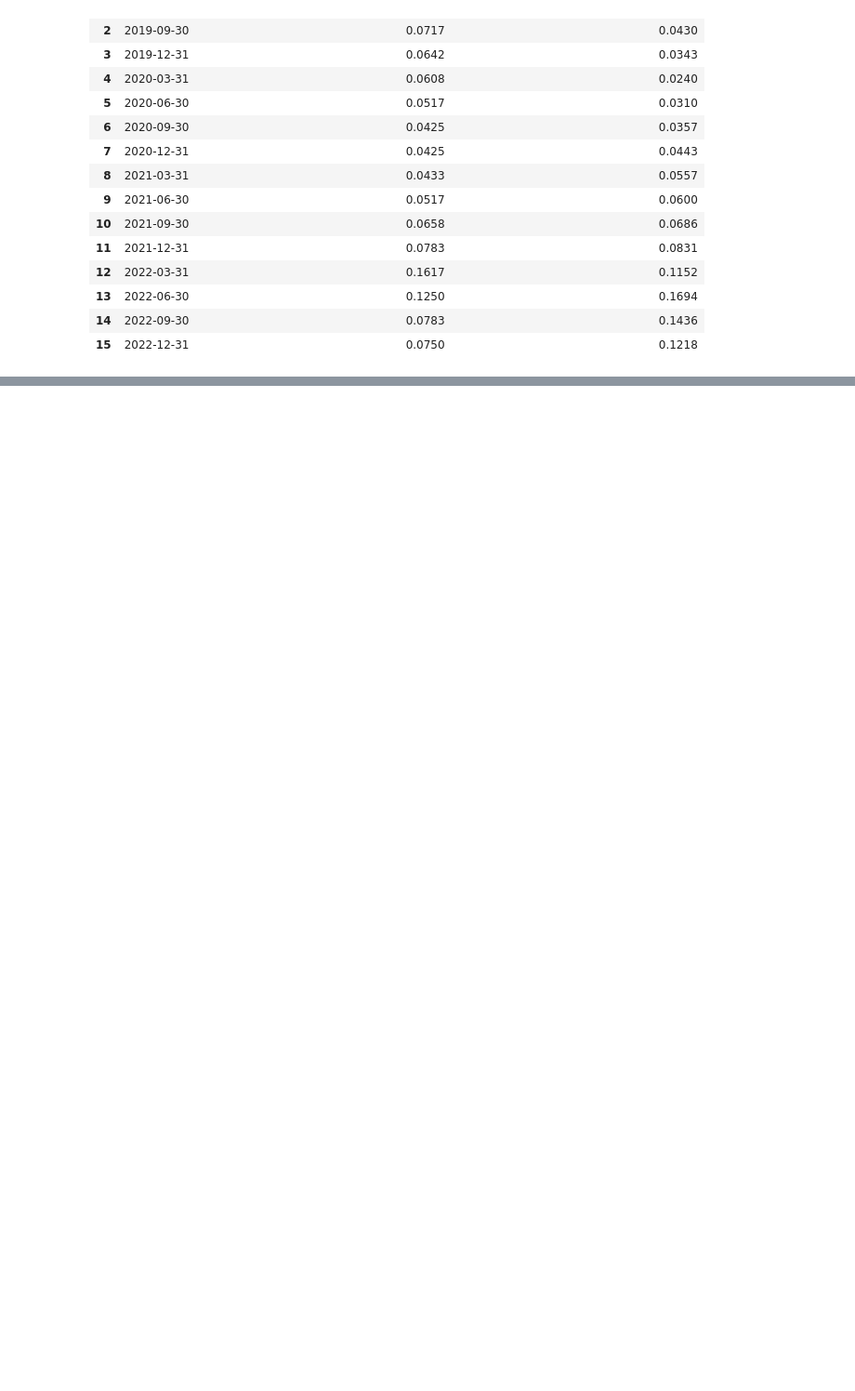
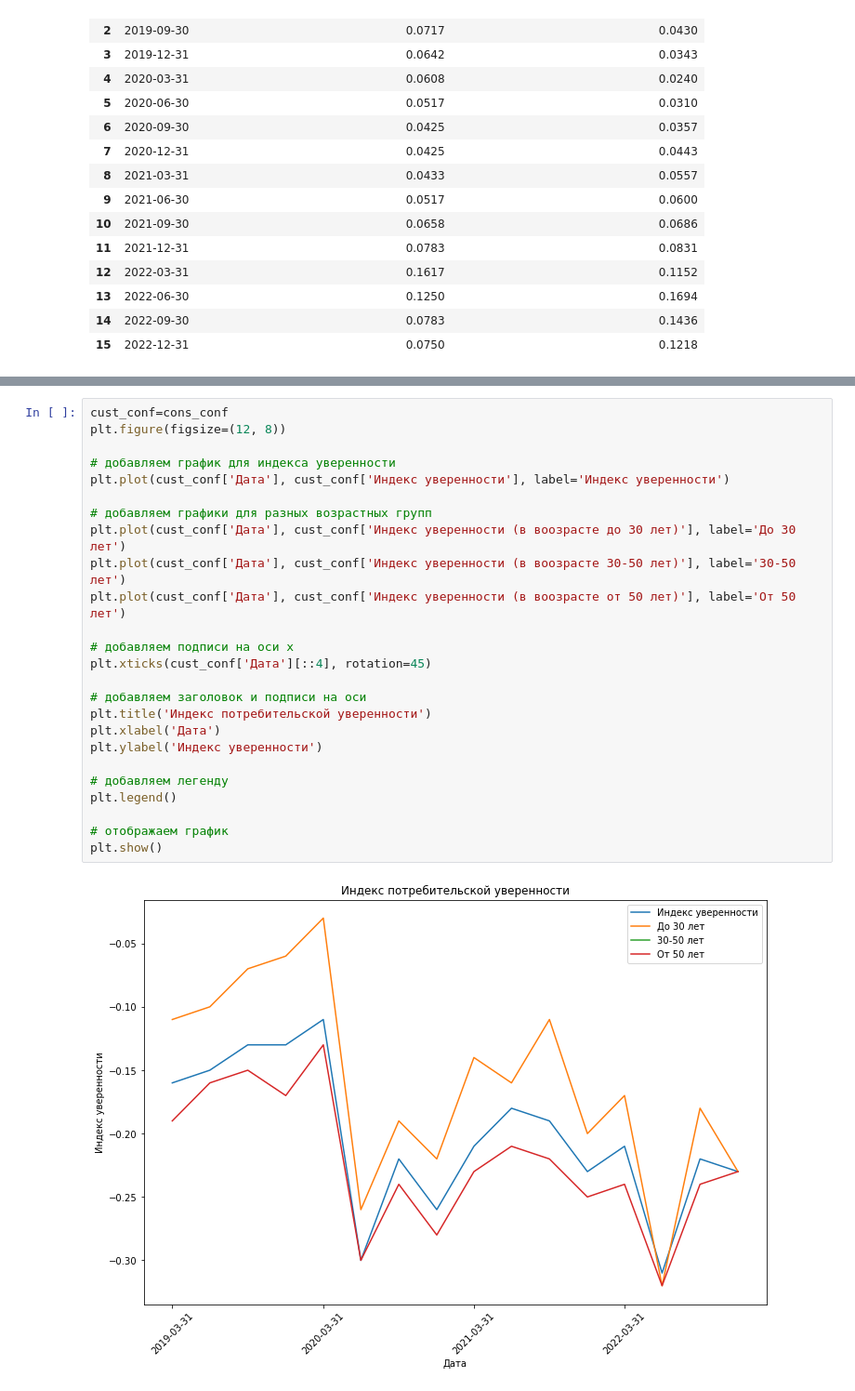
Before and after one commit to torosyantig/microfinance_market, a Jupyter notebook: model.ipynb, the cells around one changed output, grey strips where cells are left out. Shown: that part at 93% size. Drawn from its saved outputs; the diff is of its cells as text; blank space fills up the shorter version.

```diff
--- a/model.ipynb
+++ b/model.ipynb
@@ -181,0 +274,27 @@ inflation
+# %%
+cust_conf=cons_conf
+plt.figure(figsize=(12, 8))
+
+# добавляем график для индекса уверенности
+plt.plot(cust_conf['Дата'], cust_conf['Индекс уверенности'], label='Индекс уверенности')
+
+# добавляем графики для разных возрастных групп
+plt.plot(cust_conf['Дата'], cust_conf['Индекс уверенности (в воозрасте до 30 лет)'], label='До 30 лет')
+plt.plot(cust_conf['Дата'], cust_conf['Индекс уверенности (в воозрасте 30-50 лет)'], label='30-50 лет')
+plt.plot(cust_conf['Дата'], cust_conf['Индекс уверенности (в воозрасте от 50 лет)'], label='От 50 лет')
+
+# добавляем подписи на оси x
+plt.xticks(cust_conf['Дата'][::4], rotation=45)
+
+# добавляем заголовок и подписи на оси
+plt.title('Индекс потребительской уверенности')
+plt.xlabel('Дата')
+plt.ylabel('Индекс уверенности')
+
+# добавляем легенду
+plt.legend()
+
+# отображаем график
+plt.show()
+# %% [output]
+[figure, added]
```
Also changed, not shown: parts of 9 cells of this notebook.
